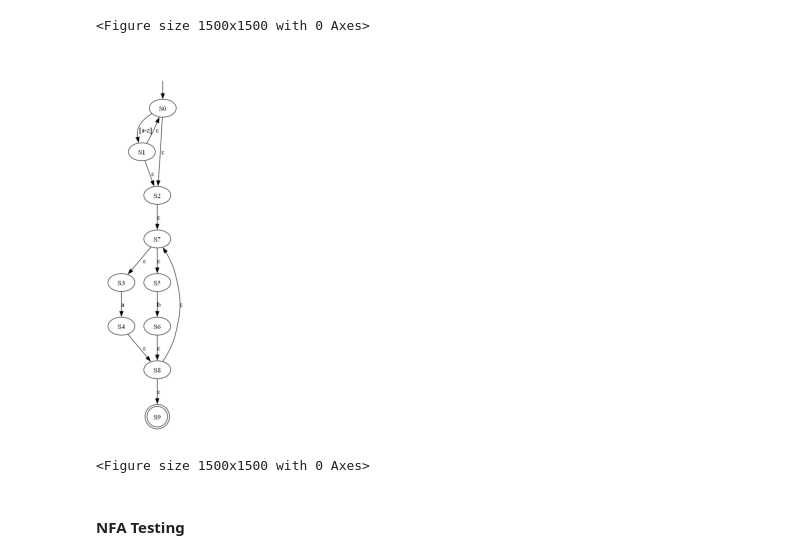
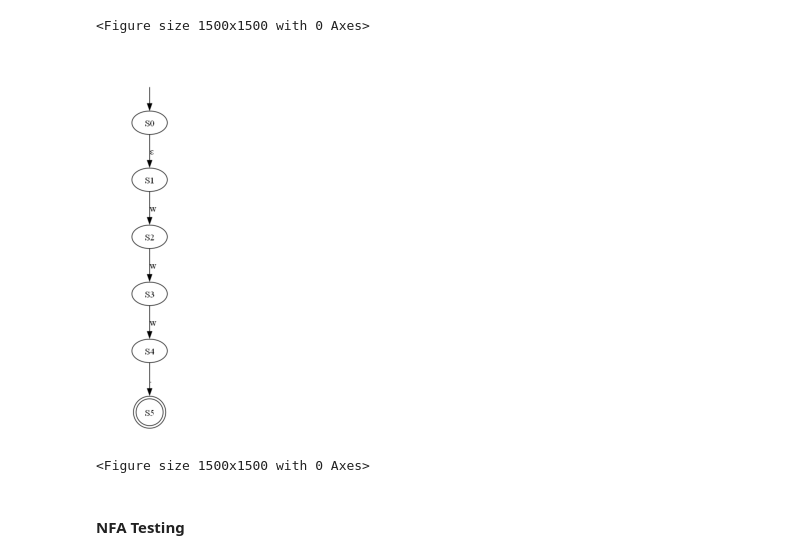
Before and after one commit to MohamedHAmin/NFA-DFA-cmd-generator, a Jupyter notebook: assignment_1.ipynb, the cells around one changed output. Cells and saved outputs as stored; diff of their text form; code cells hidden in the pictures.

```diff
--- a/assignment_1.ipynb
+++ b/assignment_1.ipynb
@@ -42,14 +42,20 @@ def json_write(states: Dict[str, Dict], filename: str) -> None:
         json.dump(states, file, indent=4)
 
 def draw_FSM(json_file: str, label: str) -> graphviz.Digraph:
+    """
+    This function reads a json file containing a finite state machine either NFA or DFA based on the label
+    and returns a graphviz Digraph object that represents the FSM.
+    """
+    # Read the json file
     with open(json_file, 'r') as file:
         fsm: Dict[str, Dict] = json.load(file)
 
+    # Initialize a new graphviz Digraph object with a comment as the label
     dot = graphviz.Digraph(comment=label)
 
     dot.node('startingStateH', 'startingStateH', style='invis')
 
-    # add nodes
+    # Add nodes, double circle for terminating states
     for key in fsm.keys():
         if key == 'startingState':
             continue
@@ -58,22 +64,25 @@ def draw_FSM(json_file: str, label: str) -> graphviz.Digraph:
         else:
             dot.node(key, key)
 
-    # add edges
+    # Add edges to the graph handling epsilon transitions for NFA
     for key in fsm.keys():
         if key == 'startingState':
             continue
         for symbol in fsm[key].keys():
             if symbol == 'isTerminatingState':
                 continue
+            # If the FSM is an NFA, the value of the symbol key is a list of next states
             if label == 'NFA':
                 for next_state in fsm[key][symbol]:
                     if symbol == 'epsilon':
                         symbol = 'ε'
                     dot.edge(key, next_state, label=symbol)
+            # If the FSM is a DFA, the value of the symbol key is a single next state
             else:
                 next_state = fsm[key][symbol]
                 dot.edge(key, next_state, label=symbol)
 
+    # Add edge to the starting state ( -> SS )
     dot.edge('startingStateH', fsm['startingState'])
 
     return dot
@@ -390,10 +399,10 @@ display_and_save_image("range.json", "range", "NFA")
 <Figure size 1500x1500 with 0 Axes>
 # %%
 nfa = NFA()
-nfa.generate_NFA("[a-z]*(a|b)+", "brackets.json")
+nfa.generate_NFA("(www.)", "brackets.json")
 display_and_save_image("brackets.json", "brackets", "NFA")
 # %% [output]
-[figure, old version]
+[figure, new version]
 <Figure size 1500x1500 with 0 Axes>
 # %% [markdown]
 #### NFA Testing
```
Also changed, not shown: parts of 2 cells of this notebook, 3 other files.
